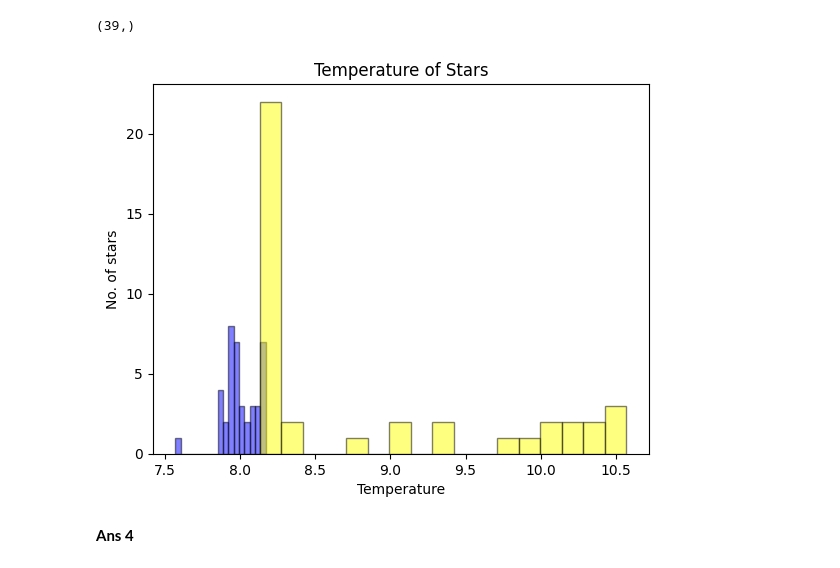
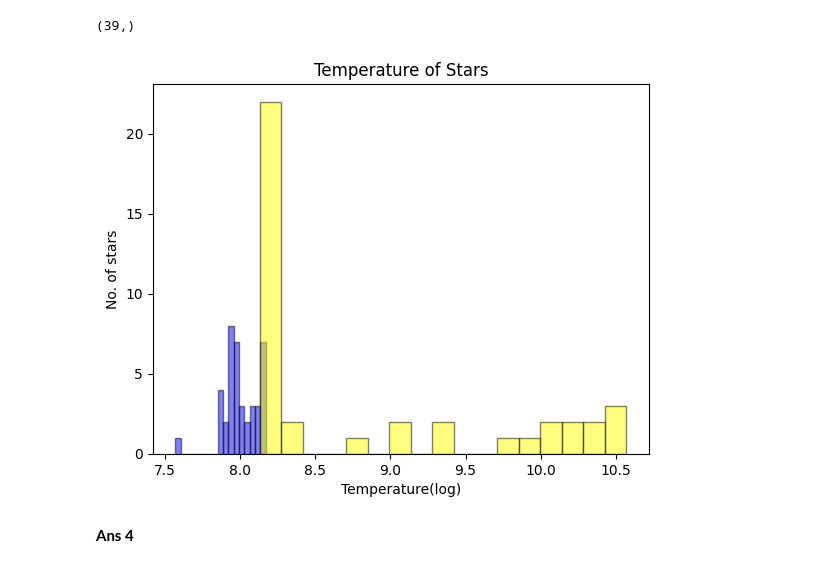
Before and after one commit to sandeep1847e/Neural_Network_1, a Jupyter notebook: Star_Classification_Using_NN.ipynb, the cells around one changed output. Cells and saved outputs as stored; diff of their text form; code cells hidden in the pictures.

```diff
--- a/Star_Classification_Using_NN.ipynb
+++ b/Star_Classification_Using_NN.ipynb
@@ -136,13 +136,13 @@ type_5['Temperature'].unique().shape
 # %%
 plt.hist(np.log(type_0['Temperature']),color='blue',rwidth=1.5,alpha=0.5,bins=17,edgecolor='black')
 plt.hist(np.log(type_5['Temperature']),color='yellow',alpha=0.5,bins=17,edgecolor='black',rwidth=1.5)
 # plt.xscale('log')
 plt.title("Temperature of Stars")
-plt.xlabel("Temperature")
+plt.xlabel("Temperature(log)")
 plt.ylabel("No. of stars")
 plt.show()
 # %% [output]
-[figure, old version]
+[figure, new version]
 # %% [markdown]
 **Ans 4**
 # %%
```
Also changed, not shown: parts of 15 cells of this notebook.
